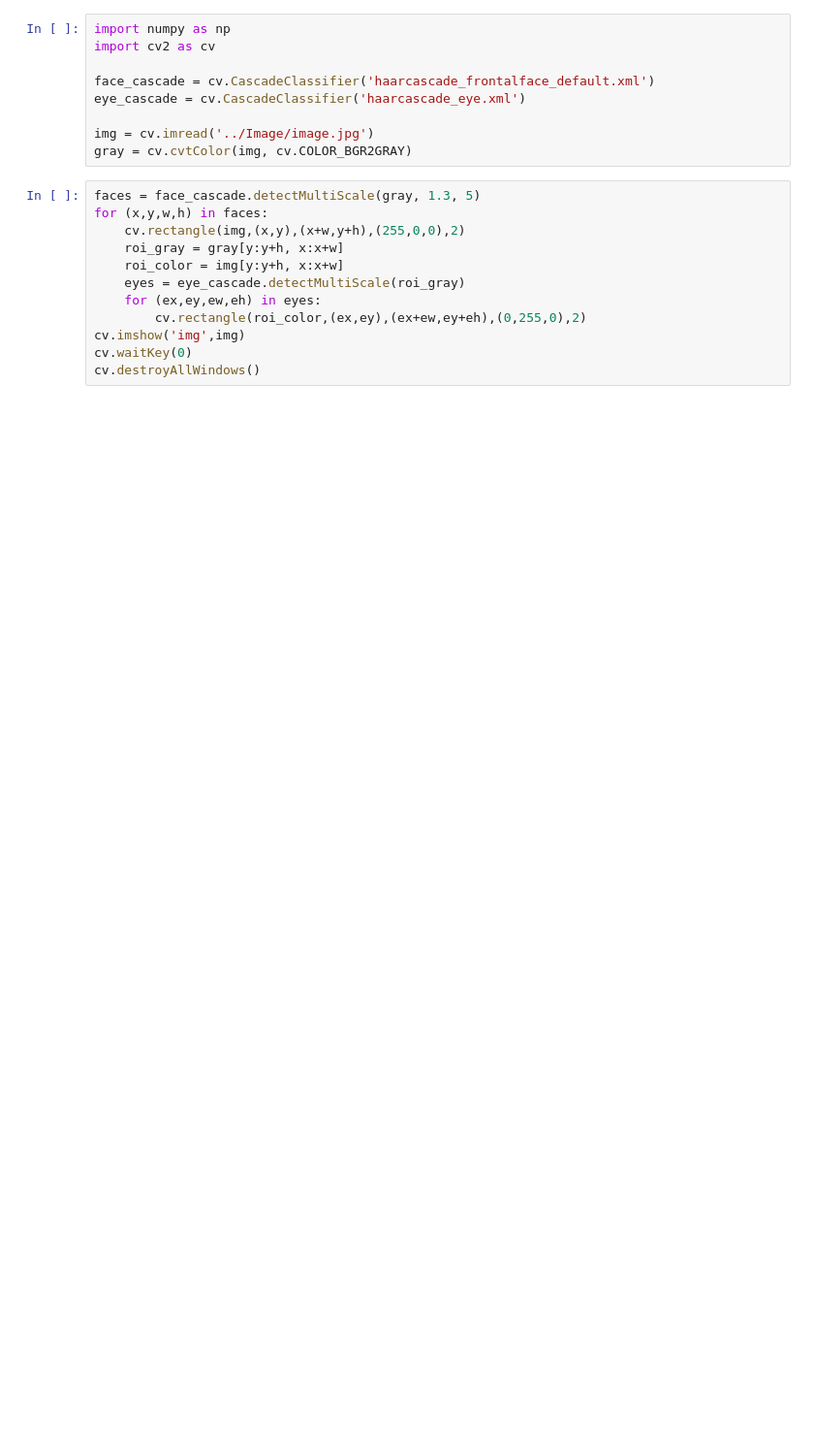
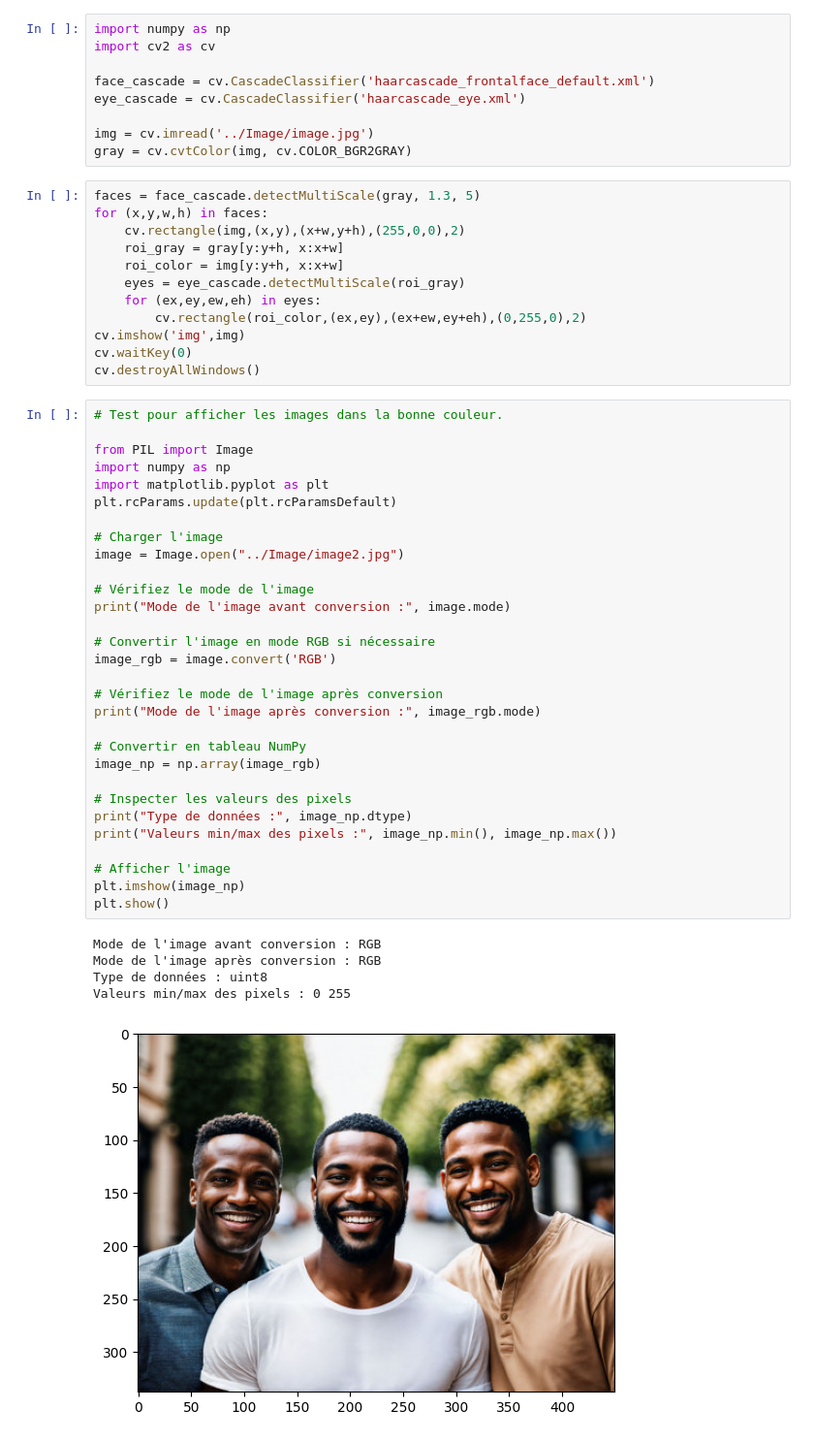
Before and after one commit to antoineMaurais/Reconnaissance-de-visage, a Jupyter notebook: Phase 1/script.ipynb, the cells around one changed output. Shown at 97% size. Cells and saved outputs as stored; diff of their text form; blank space fills up the shorter version.

```diff
--- a/Phase 1/script.ipynb
+++ b/Phase 1/script.ipynb
@@ -23,3 +21,39 @@ for (x,y,w,h) in faces:
 cv.imshow('img',img)
 cv.waitKey(0)
 cv.destroyAllWindows()
+# %%
+# Test pour afficher les images dans la bonne couleur.
+
+from PIL import Image
+import numpy as np
+import matplotlib.pyplot as plt
+plt.rcParams.update(plt.rcParamsDefault)
+
+# Charger l'image
+image = Image.open("../Image/image2.jpg")
+
+# Vérifiez le mode de l'image
+print("Mode de l'image avant conversion :", image.mode)
+
+# Convertir l'image en mode RGB si nécessaire
+image_rgb = image.convert('RGB')
+
+# Vérifiez le mode de l'image après conversion
+print("Mode de l'image après conversion :", image_rgb.mode)
+
+# Convertir en tableau NumPy
+image_np = np.array(image_rgb)
+
+# Inspecter les valeurs des pixels
+print("Type de données :", image_np.dtype)
+print("Valeurs min/max des pixels :", image_np.min(), image_np.max())
+
+# Afficher l'image
+plt.imshow(image_np)
+plt.show()
+# %% [output]
+Mode de l'image avant conversion : RGB
+Mode de l'image après conversion : RGB
+Type de données : uint8
+Valeurs min/max des pixels : 0 255
+[figure, added]
```
Also changed, not shown: parts of 1 cell of this notebook, 1 other file.
